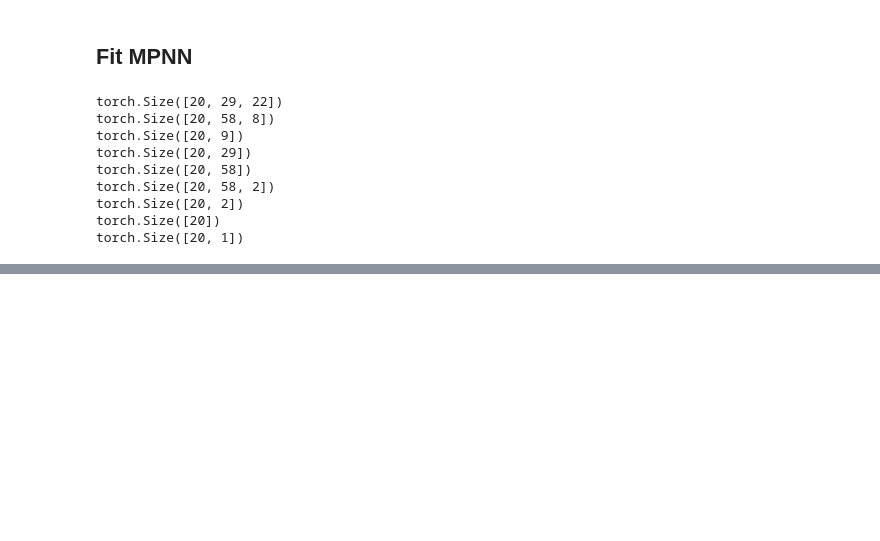
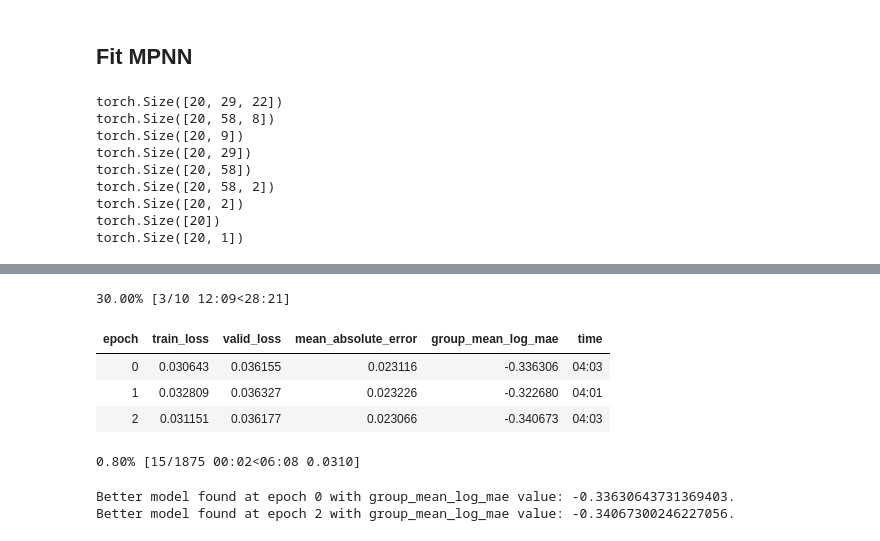
Before and after one commit to robinniesert/kaggle-champs, a Jupyter notebook: nbs/mpnn_cuda-Copy2.ipynb, the cells around one changed output, grey strips where cells are left out. Saved outputs shown, nothing was run; the diff lists cells and outputs as text; code cells hidden in the pictures; blank space fills up the shorter version.

```diff
--- a/nbs/mpnn_cuda-Copy2.ipynb
+++ b/nbs/mpnn_cuda-Copy2.ipynb
@@ -614,6 +589,15 @@ learn.recorder.plot_losses()
 # %%
-learn.fit_one_cycle(10, max_lr=1e-5, callbacks=[SaveModelCallback(learn, every='improvement', mode='min',
+learn.fit_one_cycle(10, max_lr=1e-4, callbacks=[SaveModelCallback(learn, every='improvement', mode='min',
                                                                   monitor='group_mean_log_mae',  name='mpnn3')])
+# %% [output]
+30.00% [3/10 12:09<28:21]
+| epoch | train_loss | valid_loss | mean_absolute_error | group_mean_log_mae | time |
+| 0 | 0.030643 | 0.036155 | 0.023116 | -0.336306 | 04:03 |
+| 1 | 0.032809 | 0.036327 | 0.023226 | -0.322680 | 04:01 |
+| 2 | 0.031151 | 0.036177 | 0.023066 | -0.340673 | 04:03 |
+0.80% [15/1875 00:02<06:08 0.0310]
+Better model found at epoch 0 with group_mean_log_mae value: -0.33630643731369403.
+Better model found at epoch 2 with group_mean_log_mae value: -0.34067300246227056.
 # %%
 learn.recorder.plot_losses()
 # %%
```
Also changed, not shown: parts of 11 cells of this notebook, 2 other files.
